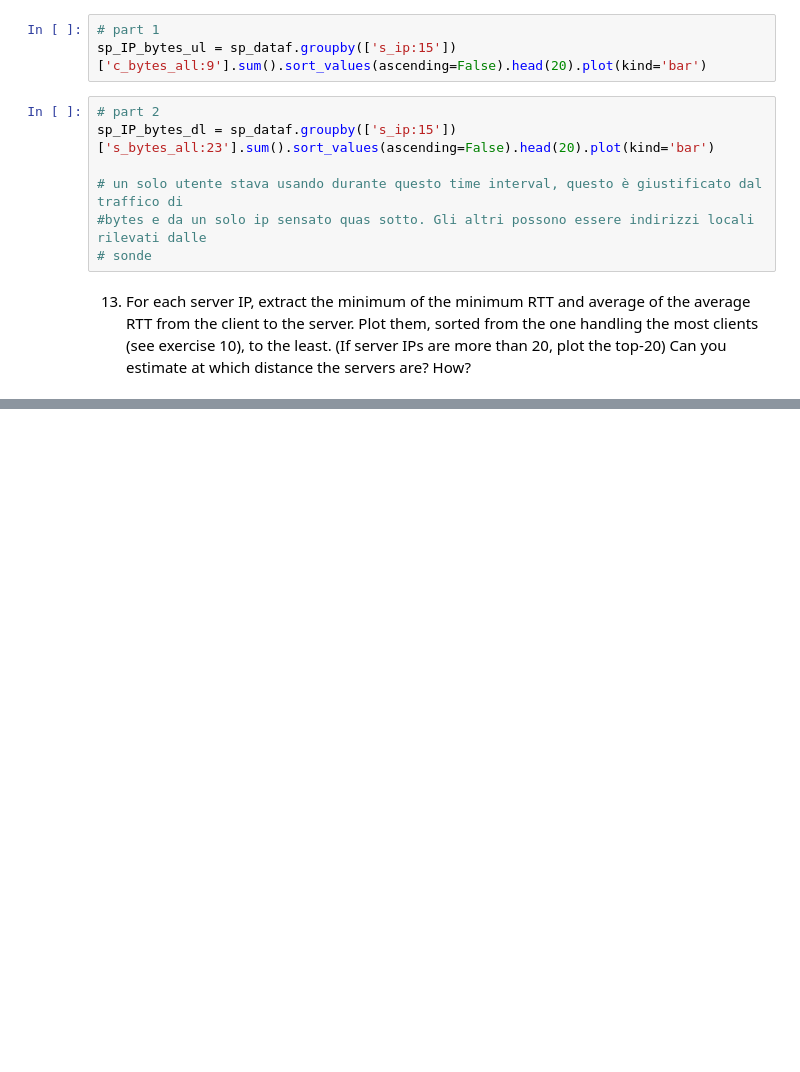
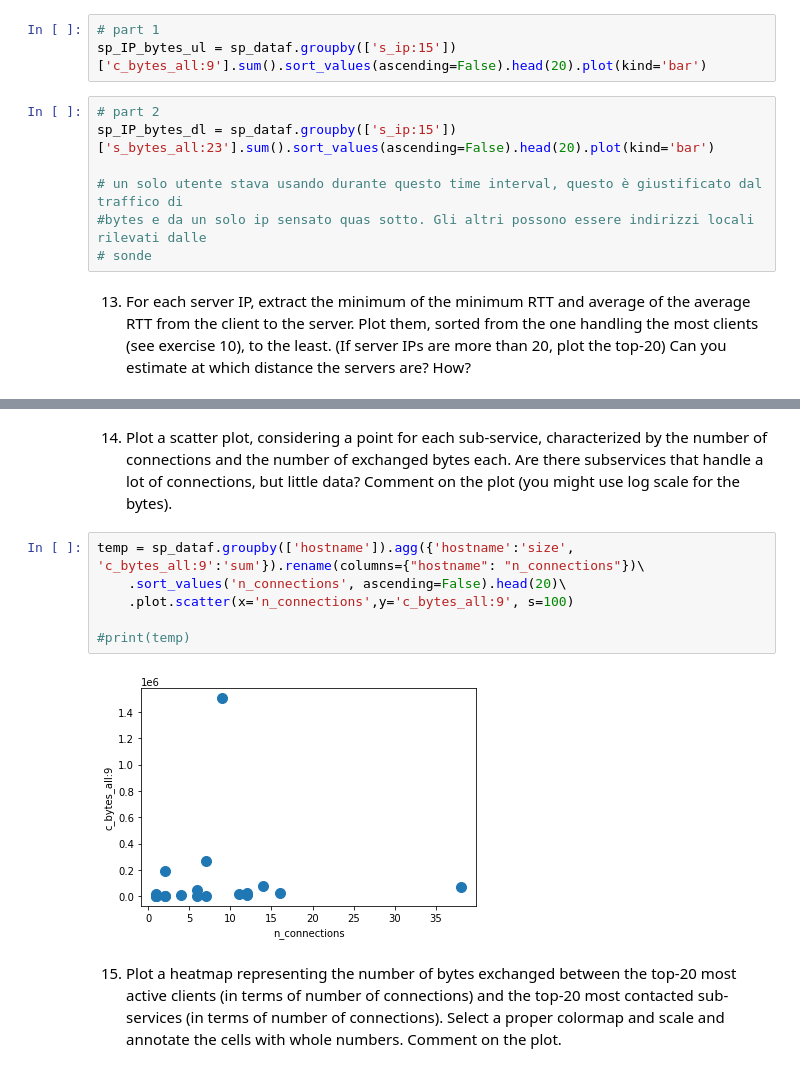
Before and after one commit to AlessioFerra/NML_Group4, a Jupyter notebook: Lab04.ipynb, the cells around one changed output, grey strips where cells are left out. Drawn from its saved outputs; the diff is of its cells as text; blank space fills up the shorter version.

```diff
--- a/Lab04.ipynb
+++ b/Lab04.ipynb
@@ -350,0 +373,12 @@ client to the server. Plot them, sorted from the one handling the most clients (
+# %% [markdown]
+14. Plot a scatter plot, considering a point for each sub-service, characterized by the number of connections and the number of exchanged bytes each. Are there subservices that handle a lot of connections, but little data? Comment on the plot (you might use log scale for the bytes).
+# %%
+temp = sp_dataf.groupby(['hostname']).agg({'hostname':'size', 'c_bytes_all:9':'sum'}).rename(columns={"hostname": "n_connections"})\
+    .sort_values('n_connections', ascending=False).head(20)\
+    .plot.scatter(x='n_connections',y='c_bytes_all:9', s=100)
+
+#print(temp)
+# %% [output]
+[figure, added]
+# %% [markdown]
+15. Plot a heatmap representing the number of bytes exchanged between the top-20 most active clients (in terms of number of connections) and the top-20 most contacted sub-services (in terms of number of connections). Select a proper colormap and scale and annotate the cells with whole numbers. Comment on the plot.
```
Also changed, not shown: parts of 12 cells of this notebook.
